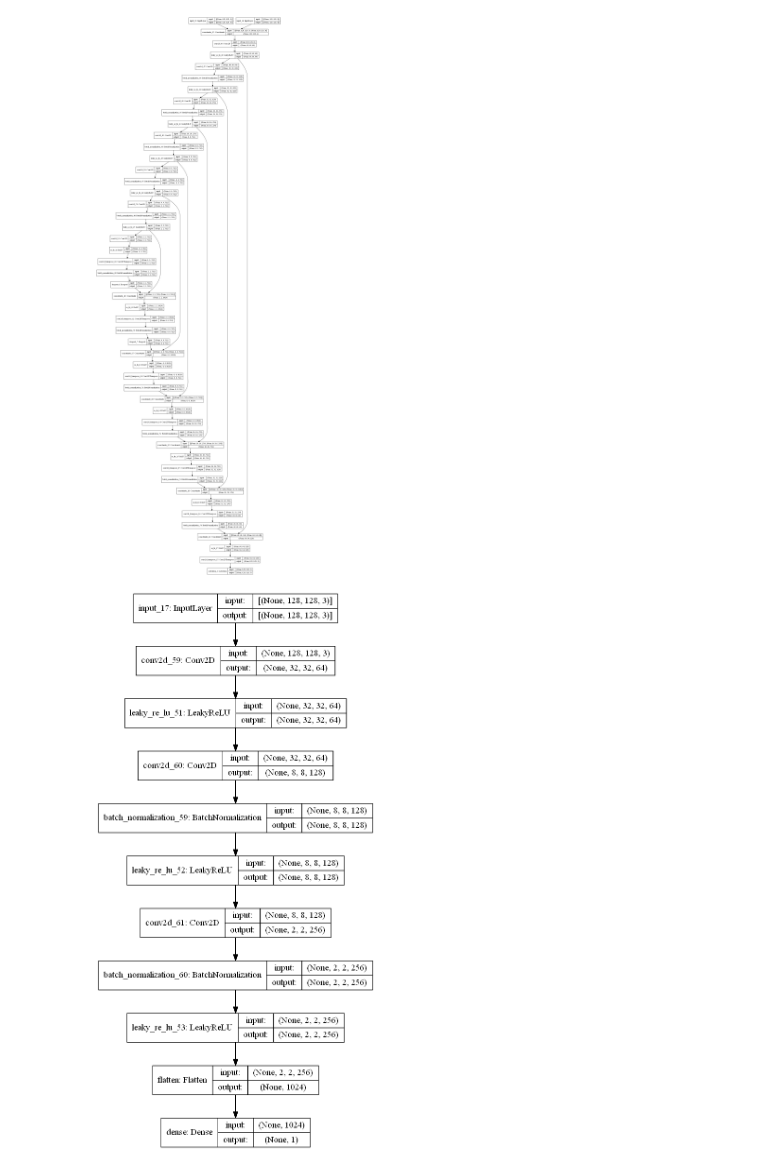
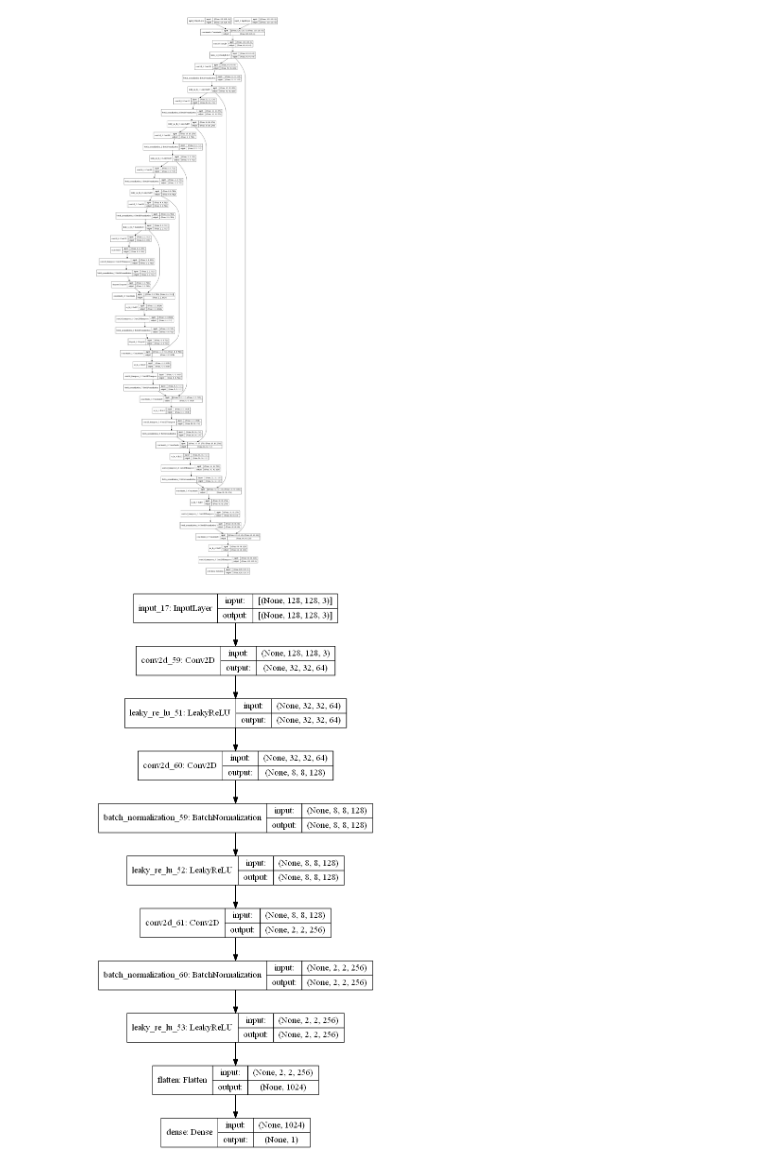
Before and after one commit to nipdep/STGAN, a Jupyter notebook: src/support/notebooks/gan_model.ipynb, the cells around one changed output. Cells and saved outputs as stored; diff of their text form; code cells hidden in the pictures.

Commit message:
update : gan model

```diff
--- a/src/support/notebooks/gan_model.ipynb
+++ b/src/support/notebooks/gan_model.ipynb
@@ -34,7 +34,7 @@ def define_decoder_block(layer_in, skip_in, n_filters, dropout=True):
     g = ReLU()(g)
     return g
 # %%
-def defing_generator(image_shape=(128, 128, 3)):
+def defing_generator(latent_size, image_shape=(128, 128, 3)):
     init = RandomNormal(stddev=0.02)
     content_image = Input(shape=image_shape)
     style_image = Input(shape=image_shape)
@@ -49,7 +49,7 @@ def defing_generator(image_shape=(128, 128, 3)):
     e6 = define_encoder_block(e5, 512)
     #e7 = define_encoder_block(e6, 512)
     # bottleneck layer
-    b = Conv2D(512, (4, 4), strides=(2, 2), padding='same', kernel_constraint=init)(e6)
+    b = Conv2D(latent_size, (4, 4), strides=(2, 2), padding='same', kernel_constraint=init)(e6)
     b = ReLU()(b)
     #decoder model
     #d1 = define_decoder_block(b, e7, 512)
@@ -66,10 +66,10 @@ def defing_generator(image_shape=(128, 128, 3)):
     return model
 # %%
 
-g_model = defing_generator()
+g_model = defing_generator(100)
 tf.keras.utils.plot_model(g_model, show_shapes=True)
 # %% [output]
-[figure, old version]
+[figure, new version]
 # %%
 def define_style_descrminator(image_size=(128, 128, 3)):
     init = RandomNormal(stddev=0.02)
```
Also changed, not shown: 2 other files.
